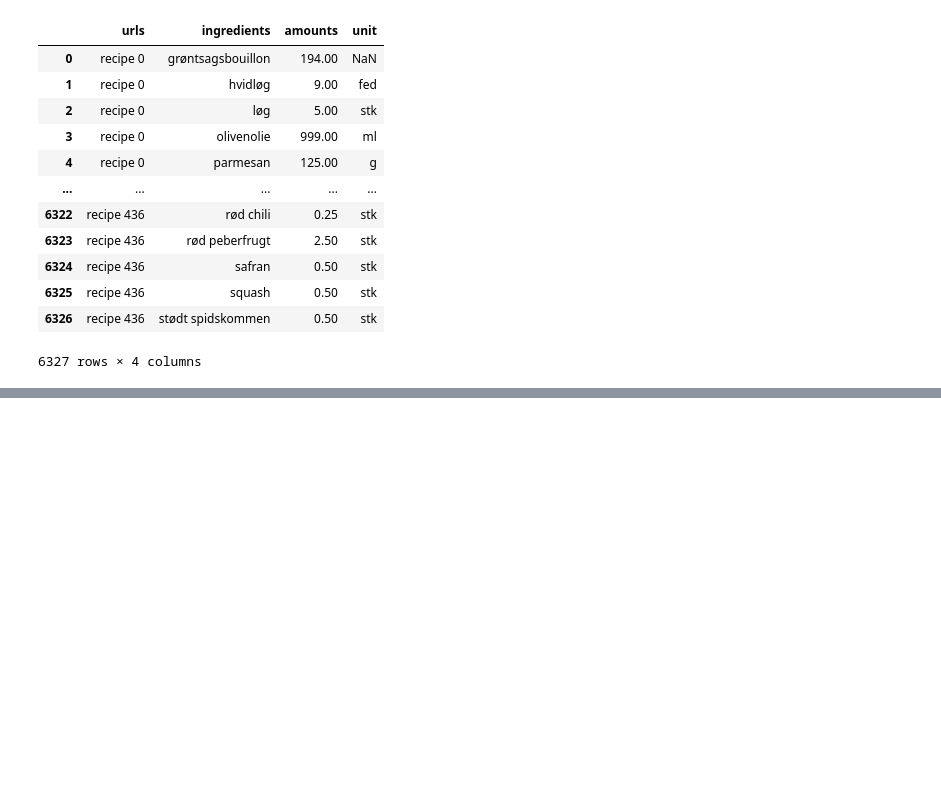
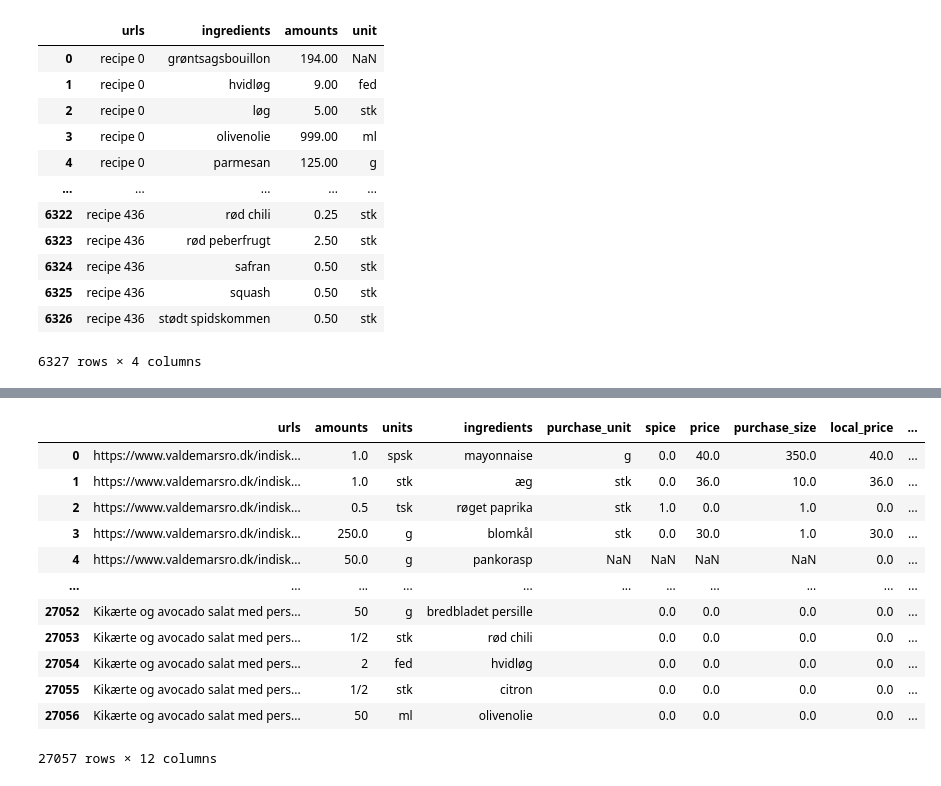
Before and after one commit to Norris36/paideia, a Jupyter notebook: meal_prep/meal_creator.ipynb, the cells around one changed output, grey strips where cells are left out. Drawn from its saved outputs; the diff is of its cells as text; code cells hidden in the pictures; blank space fills up the shorter version.

Commit message:
updated with gpt recipes

```diff
--- a/meal_prep/meal_creator.ipynb
+++ b/meal_prep/meal_creator.ipynb
@@ -317,0 +364,3 @@ gpt_recipes.to_csv('gpt_recipes.csv', index=False)
+# %%
+pantry =    pd.read_csv('pantry.csv')
+recipes =   pd.read_csv('recipes_2.csv')
@@ -317,0 +390,16 @@ gpt_recipes.to_csv('gpt_recipes.csv', index=False)
+# %%
+pantry
+# %% [output]
+|  | urls | amounts | units | ingredients | purchase_unit | spice | price | purchase_size | local_price | ... |
+| 0 | https://www.valdemarsro.dk/indisk... | 1.0 | spsk | mayonnaise | g | 0.0 | 40.0 | 350.0 | 40.0 | ... |
+| 1 | https://www.valdemarsro.dk/indisk... | 1.0 | stk | æg | stk | 0.0 | 36.0 | 10.0 | 36.0 | ... |
+| 2 | https://www.valdemarsro.dk/indisk... | 0.5 | tsk | røget paprika | stk | 1.0 | 0.0 | 1.0 | 0.0 | ... |
+| 3 | https://www.valdemarsro.dk/indisk... | 250.0 | g | blomkål | stk | 0.0 | 30.0 | 1.0 | 30.0 | ... |
+| 4 | https://www.valdemarsro.dk/indisk... | 50.0 | g | pankorasp | NaN | NaN | NaN | NaN | 0.0 | ... |
+| ... | ... | ... | ... | ... | ... | ... | ... | ... | ... | ... |
+| 27052 | Kikærte og avocado salat med pers... | 50 | g | bredbladet persille |  | 0.0 | 0.0 | 0.0 | 0.0 | ... |
+| 27053 | Kikærte og avocado salat med pers... | 1/2 | stk | rød chili |  | 0.0 | 0.0 | 0.0 | 0.0 | ... |
+| 27054 | Kikærte og avocado salat med pers... | 2 | fed | hvidløg |  | 0.0 | 0.0 | 0.0 | 0.0 | ... |
+| 27055 | Kikærte og avocado salat med pers... | 1/2 | stk | citron |  | 0.0 | 0.0 | 0.0 | 0.0 | ... |
+| 27056 | Kikærte og avocado salat med pers... | 50 | ml | olivenolie |  | 0.0 | 0.0 | 0.0 | 0.0 | ... |
+27057 rows × 12 columns
```
Also changed, not shown: parts of 35 cells of this notebook, 4 other files.
